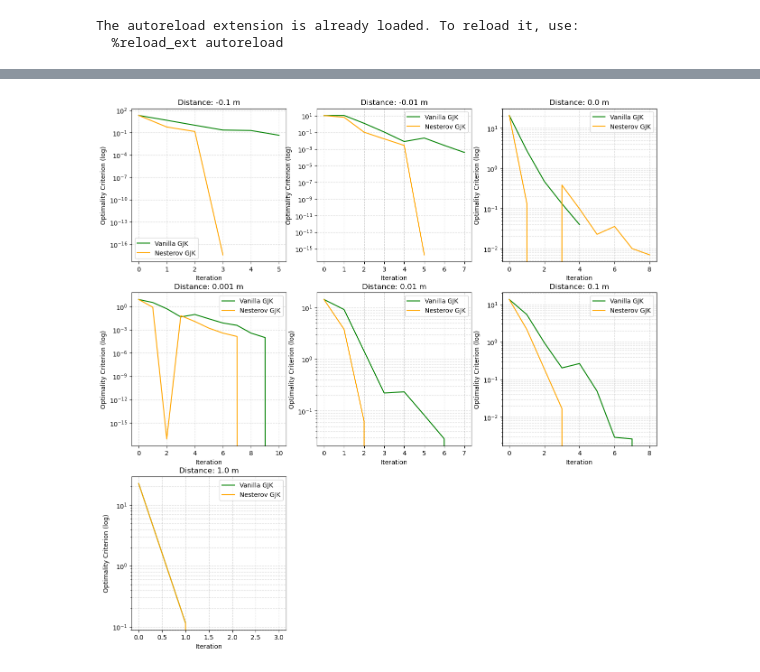
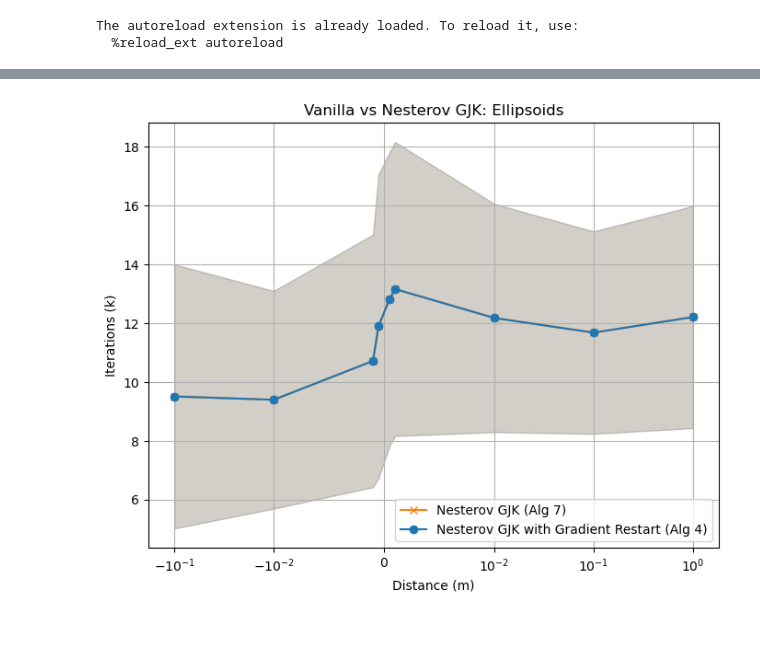
Before and after one commit to paul-pad/robotics, a Jupyter notebook: convergence_analysis.ipynb, the cells around one changed output, grey strips where cells are left out. Cells and saved outputs as stored; diff of their text form; code cells hidden in the pictures; blank space fills up the shorter version.

```diff
--- a/convergence_analysis.ipynb
+++ b/convergence_analysis.ipynb
@@ -55,37 +55,36 @@ index_ellipsoid = 11
-# %%
-n_plots = len(dists)
-n_cols = 3
-# Calculate required rows: ceil(n_plots / n_cols)
-n_rows = (n_plots + n_cols - 1) // n_cols
-
-# Create a large figure to hold all subplots
-fig, axes = plt.subplots(n_rows, n_cols, figsize=(15, 5 * n_rows))
-axes = axes.flatten()  # Flatten 2D array of axes to 1D for easy iteration
-
-for i, d in enumerate(dists):
-    ax = axes[i]
-
-    # Extract the mean trajectory arrays
-    # We add a tiny epsilon (1e-15) to avoid log(0) errors if the error hits exactly zero
-    gjk_curve = res["iters_opt_criterions_gjk"][i][index_ellipsoid]
-    nest_curve = res["iters_opt_criterions_nesterov"][i][index_ellipsoid]
-
-    # Plot curves
-    ax.plot(gjk_curve, label="Vanilla GJK", color="green", linewidth=1.5)
-    ax.plot(nest_curve, label="Nesterov GJK", color="orange", linewidth=1.5)
-
-    # Formatting
-    ax.set_title(f"Distance: {d} m")
-    ax.set_xlabel("Iteration")
-    ax.set_ylabel("Optimality Criterion (log)")
-    ax.set_yscale("log")
-    ax.grid(True, which="both", ls="--", alpha=0.5)
-    ax.legend()
-
-# Hide any unused subplots (if n_plots is not a multiple of 3)
-for j in range(i + 1, len(axes)):
-    axes[j].axis("off")
-
-plt.show()
-# %% [output]
-[figure, removed]
+# %%
+# Plotting (Replicating Fig 5a [cite: 546])
+plt.figure(figsize=(8, 6))
+
+
+plt.fill_between(
+    dists,
+    res["mean_iters_nesterov"] - res["std_iters_nesterov"], # Lower bound
+    res["mean_iters_nesterov"] + res["std_iters_nesterov"], # Upper bound
+    alpha=0.2,       # Transparency (0 is invisible, 1 is solid)
+    color="tab:orange" # Match the line color
+)
+plt.plot(
+    dists, res["mean_iters_nesterov"], marker="x", label="Nesterov GJK (Alg 7)", color="tab:orange"
+)
+
+plt.fill_between(
+    dists,
+    res["mean_iters_nesterov_restart"] - res["std_iters_nesterov_restart"], # Lower bound
+    res["mean_iters_nesterov_restart"] + res["std_iters_nesterov_restart"], # Upper bound
+    alpha=0.2,       # Transparency (0 is invisible, 1 is solid)
+    color="tab:blue" # Match the line color
+)
+plt.plot(dists, res["mean_iters_nesterov_restart"], marker="o", label="Nesterov GJK with Gradient Restart (Alg 4)", color="tab:blue")
+
+
+plt.xscale("symlog", linthresh=0.01)  # Log scale x-axis as used in paper figures
+plt.xlabel("Distance (m)")
+plt.ylabel("Iterations (k)")
+plt.title("Vanilla vs Nesterov GJK: Ellipsoids")
+plt.grid(True, which="both", ls="-")
+plt.legend()
+
+plt.show()
+# %% [output]
+[figure, added]
```
Also changed, not shown: parts of 6 cells of this notebook, 3 other files.
